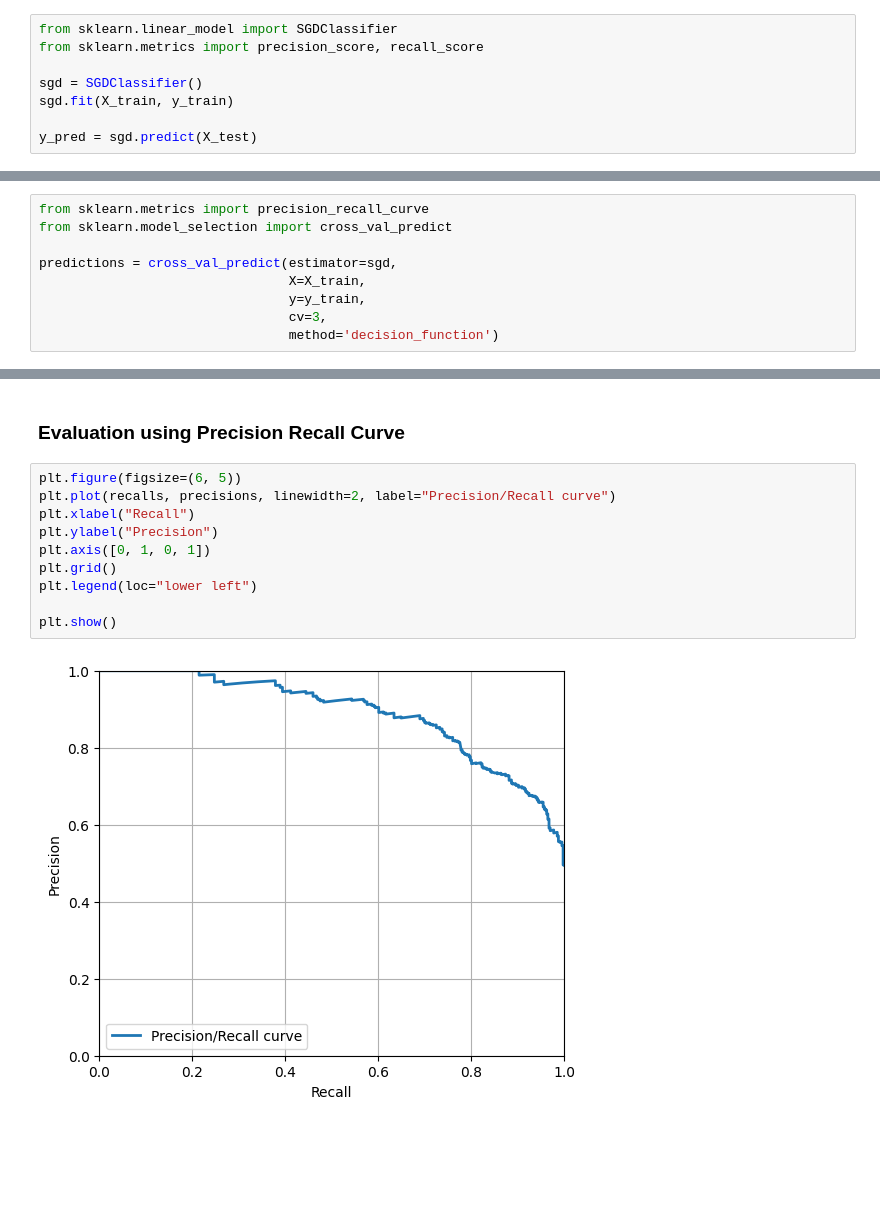
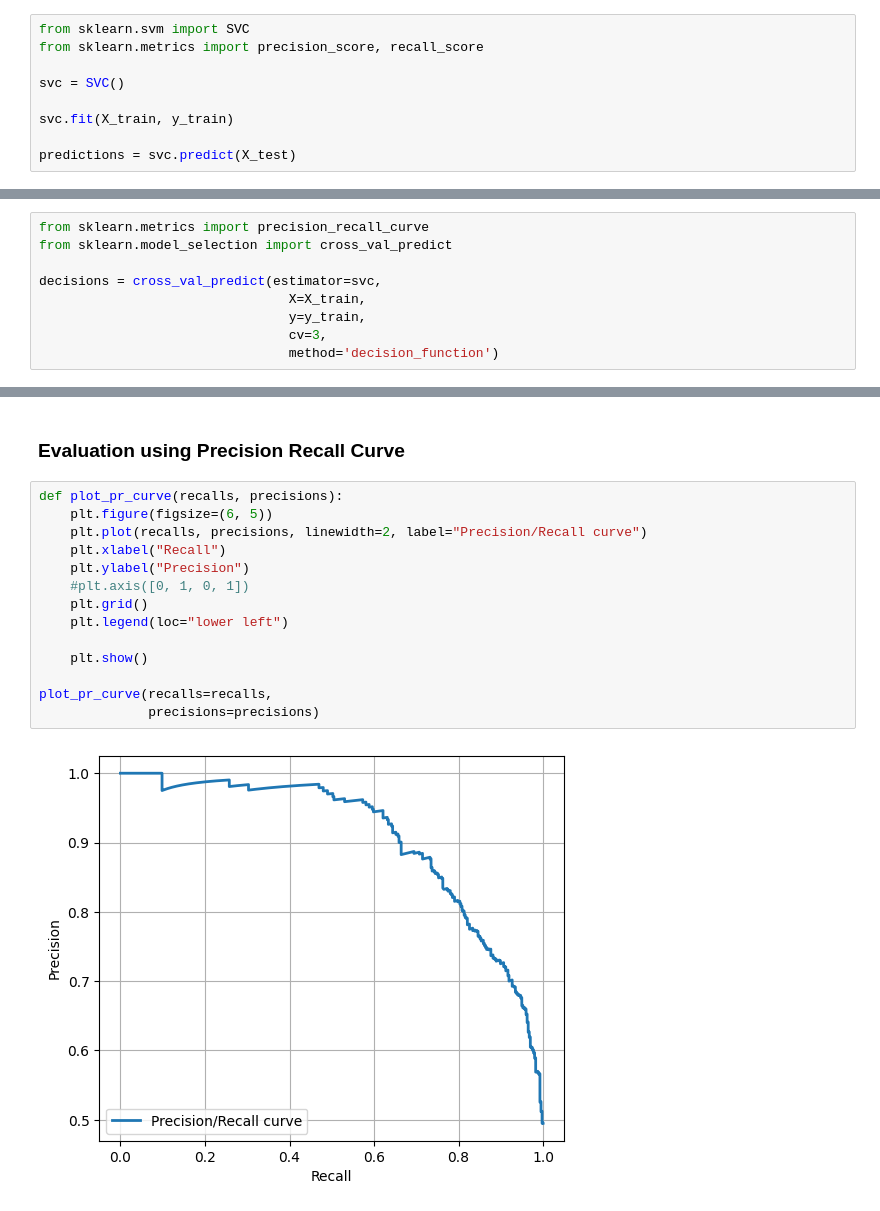
Before and after one commit to NeoAcereo/Restaurant-Review, a Jupyter notebook: Notebook.ipynb, the cells around one changed output, grey strips where cells are left out. Saved outputs shown, nothing was run; the diff lists cells and outputs as text; blank space fills up the shorter version.

```diff
--- a/Notebook.ipynb
+++ b/Notebook.ipynb
@@ -159,12 +159,13 @@ from sklearn.model_selection import train_test_split
 
 X_train, X_test, y_train, y_test = train_test_split(vectorized_data, cleaned_data['Liked'], test_size=0.2, random_state=42)
 # %%
-from sklearn.linear_model import SGDClassifier
+from sklearn.svm import SVC
 from sklearn.metrics import precision_score, recall_score
 
-sgd = SGDClassifier()
-sgd.fit(X_train, y_train)
+svc = SVC()
 
-y_pred = sgd.predict(X_test)
+svc.fit(X_train, y_train)
+
+predictions = svc.predict(X_test)
 # %%
 precision_score(y_true=y_test,
@@ -184,7 +185,7 @@ Adjusting the threshold of the classifier will give you more control over the pr
 from sklearn.metrics import precision_recall_curve
 from sklearn.model_selection import cross_val_predict
 
-predictions = cross_val_predict(estimator=sgd,
+decisions = cross_val_predict(estimator=svc,
                                 X=X_train,
                                 y=y_train,
                                 cv=3,
@@ -228,14 +271,18 @@ We have succesfully adjusted our threshold to give us about 90% recall but at th
 # %% [markdown]
 ### Evaluation using Precision Recall Curve
 # %%
-plt.figure(figsize=(6, 5))
-plt.plot(recalls, precisions, linewidth=2, label="Precision/Recall curve")
-plt.xlabel("Recall")
-plt.ylabel("Precision")
-plt.axis([0, 1, 0, 1])
-plt.grid()
-plt.legend(loc="lower left")
+def plot_pr_curve(recalls, precisions):
+    plt.figure(figsize=(6, 5))
+    plt.plot(recalls, precisions, linewidth=2, label="Precision/Recall curve")
+    plt.xlabel("Recall")
+    plt.ylabel("Precision")
+    #plt.axis([0, 1, 0, 1])
+    plt.grid()
+    plt.legend(loc="lower left")
 
-plt.show()
+    plt.show()
+
+plot_pr_curve(recalls=recalls,
+              precisions=precisions)
 # %% [output]
-[figure, old version]
+[figure, new version]
```
Also changed, not shown: parts of 82 cells of this notebook.
